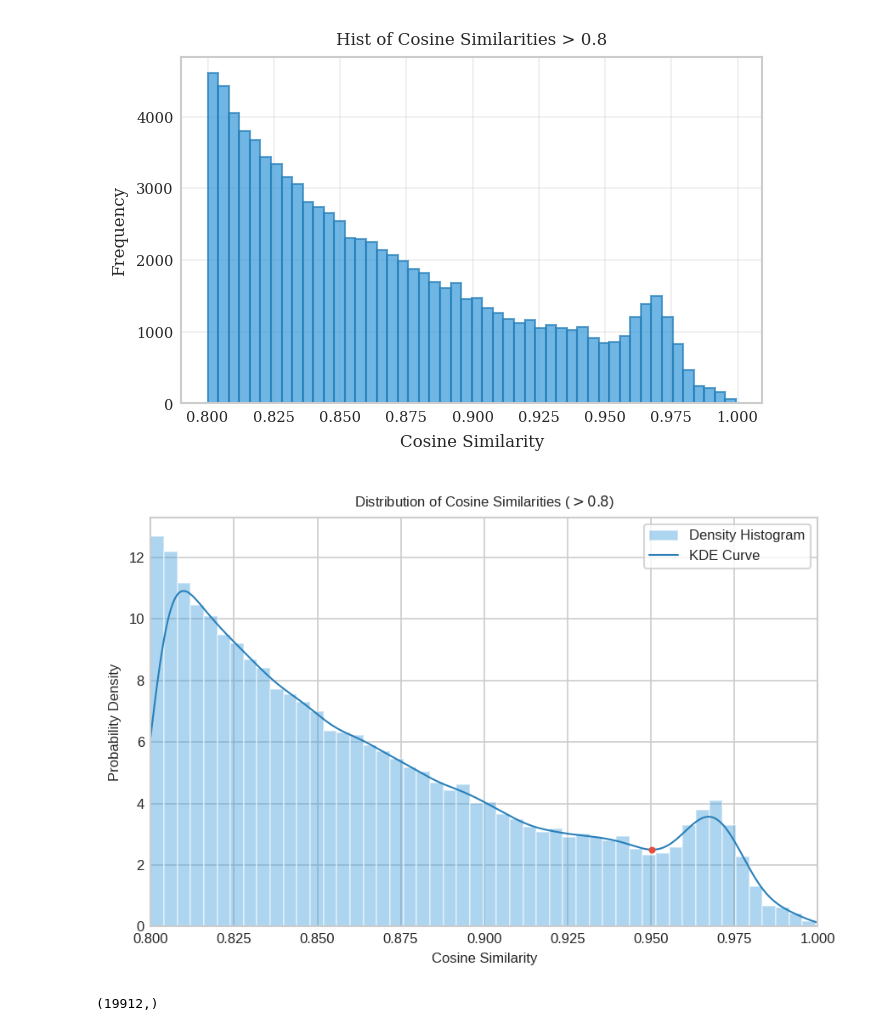
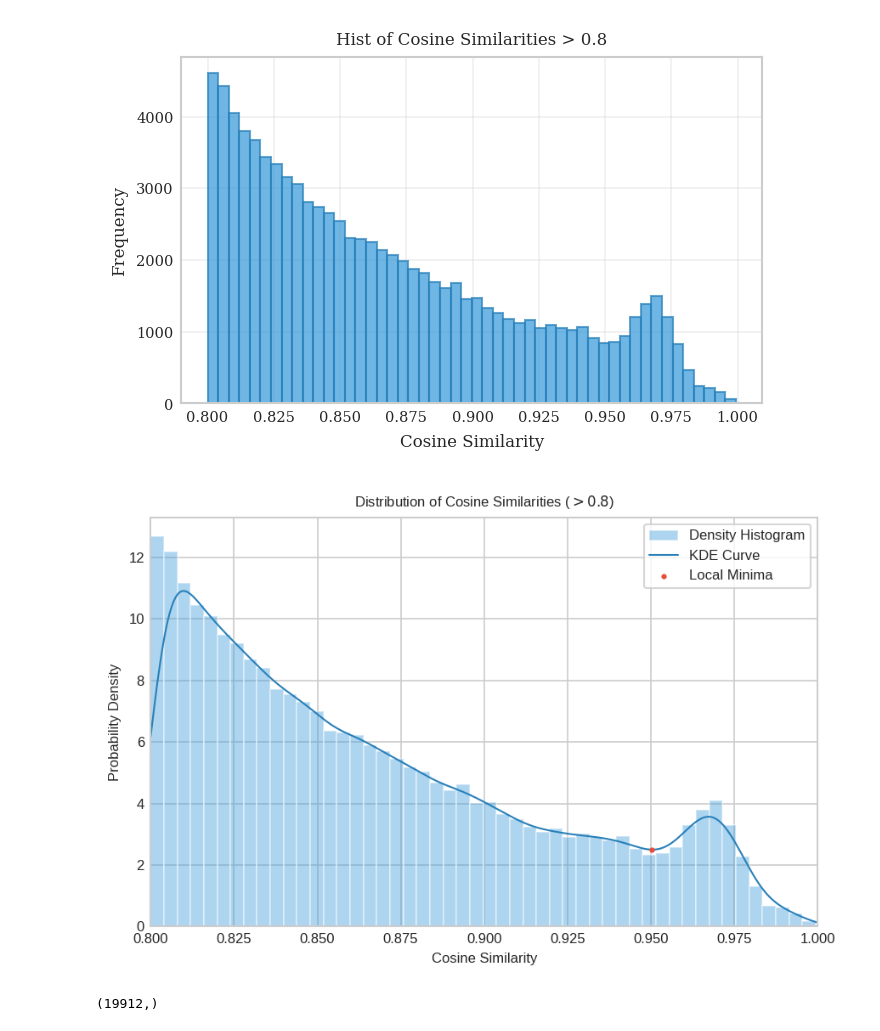
Before and after one commit to CPU-DS/kg4rd, a Jupyter notebook: src/kg4rd/data_process/disease_cluster.ipynb, the cells around one changed output. Cells and saved outputs as stored; diff of their text form; code cells hidden in the pictures.

```diff
--- a/src/kg4rd/data_process/disease_cluster.ipynb
+++ b/src/kg4rd/data_process/disease_cluster.ipynb
@@ -130,45 +129,47 @@ import numpy as np
 import matplotlib.pyplot as plt
 from scipy.stats import gaussian_kde
 from scipy.signal import argrelextrema
+from matplotlib.lines import Line2D
 
 plt.style.use('seaborn-v0_8-whitegrid')
 
 half_similarity = similarity_matrix[np.triu_indices_from(similarity_matrix, k=1)]
 high_similarity = half_similarity[half_similarity > 0.8]
 
 kde = gaussian_kde(high_similarity)
 x_plot = np.linspace(0.8, 1.0, 1000)
 y_plot = kde(x_plot)
 
 min_indices = argrelextrema(y_plot, np.less)[0]
 min_x = x_plot[min_indices]
 min_y = y_plot[min_indices]
 
 fig, ax = plt.subplots(figsize=(6, 4))
 
-ax.hist(high_similarity, bins=50, density=True, alpha=0.4,
-        color='#3498db', edgecolor='white', label='Density Histogram')
+hist_handle = ax.hist(high_similarity, bins=50, density=True, alpha=0.4, color='#3498db', edgecolor='white', label='Density Histogram')
 
-ax.plot(x_plot, y_plot, color='#2980b9', lw=1, label='KDE Curve')
+kde_handle, = ax.plot(x_plot, y_plot, color='#2980b9', lw=1, label='KDE Curve')
 
-for x, y in zip(min_x, min_y):
-    ax.scatter(x, y, color='#e74c3c', s=8, zorder=5)
-    # ax.annotate(f'Min: {x:.3f}', xy=(x, y), xytext=(x, y + 0.5),
-    #             arrowprops=dict(facecolor='black', shrink=0.05, width=1, headwidth=5),
-    #             fontsize=9, ha='center', fontweight='bold')
+min_points_handle = ax.scatter(min_x, min_y, color='#e74c3c', s=4, zorder=5, label='Local Minima')
+
+handles = [
+    hist_handle[2][0],
+    kde_handle,
+    min_points_handle
+]
 
 ax.set_title('Distribution of Cosine Similarities ($> 0.8$)', fontsize=8)
 ax.set_xlabel('Cosine Similarity', fontsize=8)
 ax.set_ylabel('Probability Density', fontsize=8)
 ax.set_xlim(0.8, 1.0)
 ax.tick_params(axis='both', labelsize=8)
-ax.legend(frameon=True, fontsize=8)
+ax.legend(handles=handles, frameon=True, fontsize=8)
 
 plt.tight_layout()
 plt.savefig('similarity_distribution.pdf', bbox_inches='tight')
 plt.show()
 # %% [output]
-[figure, old version]
+[figure, new version]
 # %%
 # 选定相似度阈值为 0.950
 
```
Also changed, not shown: parts of 2 cells of this notebook, 57 other files.
